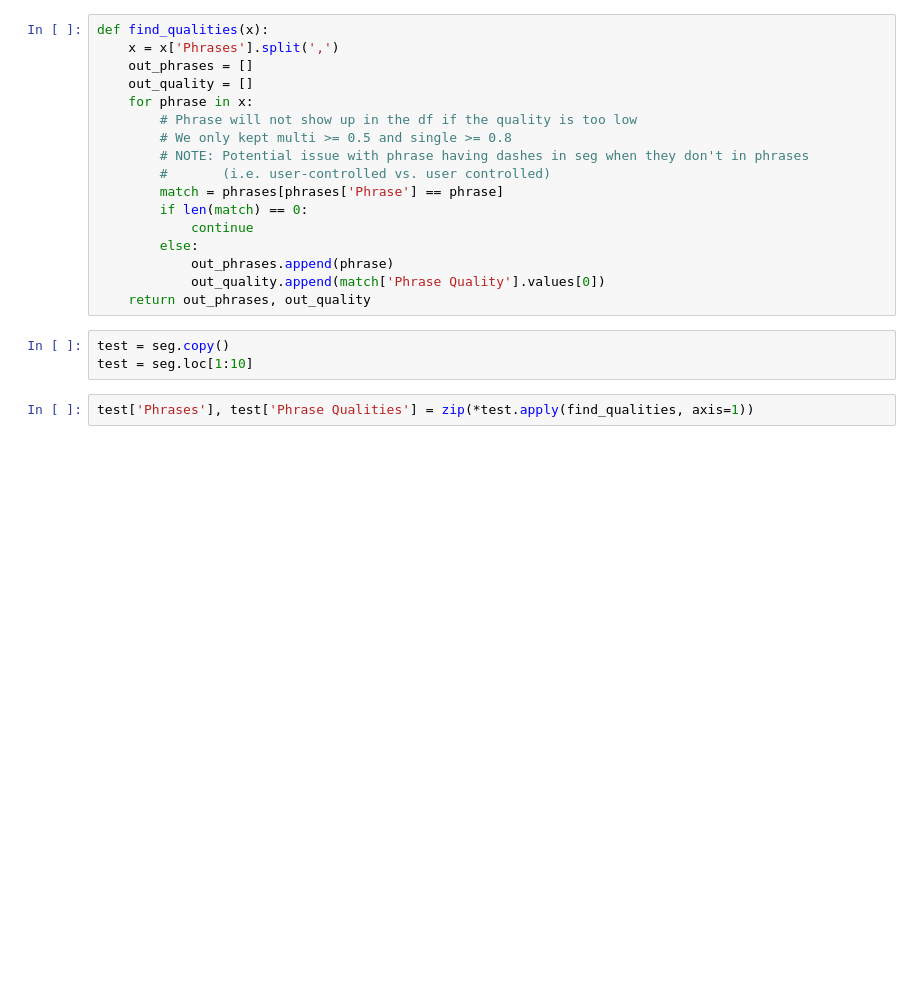
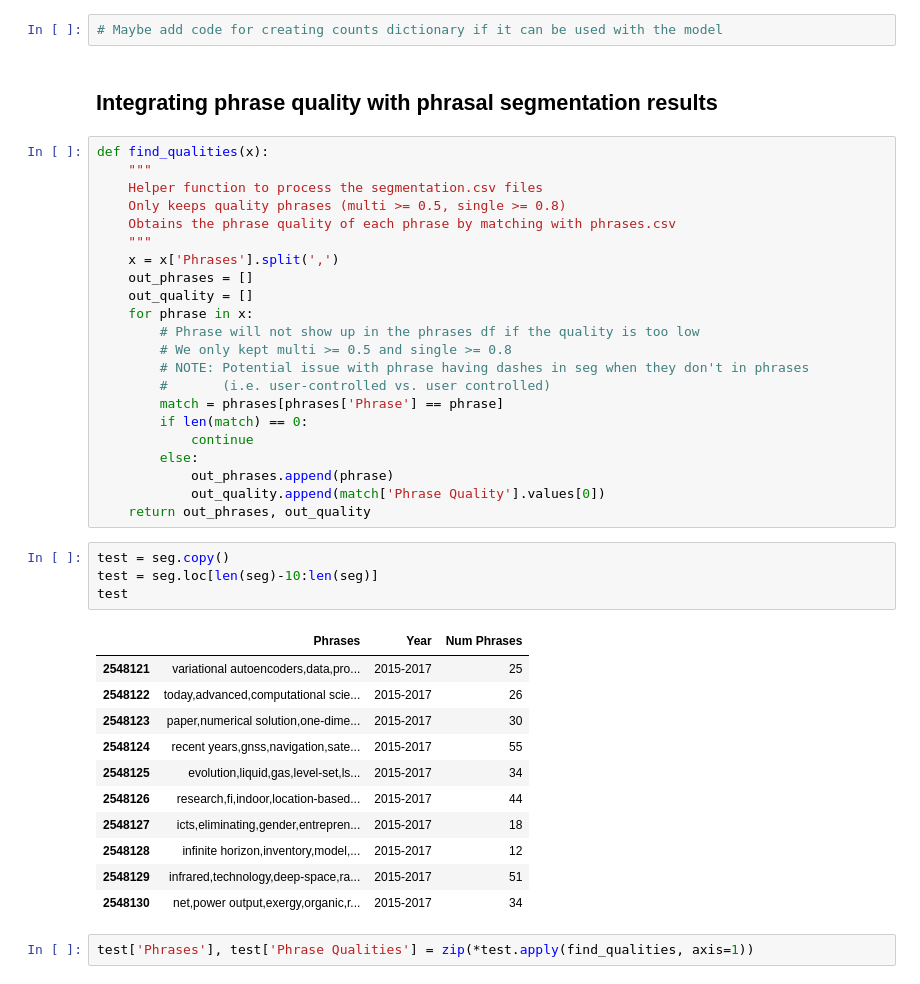
Before and after one commit to jamesjaeyu/autophrase_over_time, a Jupyter notebook: notebooks/model_generation_James.ipynb, the cells around one changed output. Drawn from its saved outputs; the diff is of its cells as text; blank space fills up the shorter version.

```diff
--- a/notebooks/model_generation_James.ipynb
+++ b/notebooks/model_generation_James.ipynb
@@ -72,10 +40,19 @@ seg.loc[0]['Phrases']
+# %%
+# Maybe add code for creating counts dictionary if it can be used with the model
+# %% [markdown]
+## Integrating phrase quality with phrasal segmentation results
 # %%
 def find_qualities(x):
+    """
+    Helper function to process the segmentation.csv files
+    Only keeps quality phrases (multi >= 0.5, single >= 0.8)
+    Obtains the phrase quality of each phrase by matching with phrases.csv
+    """
     x = x['Phrases'].split(',')
     out_phrases = []
     out_quality = []
     for phrase in x:
-        # Phrase will not show up in the df if the quality is too low
+        # Phrase will not show up in the phrases df if the quality is too low
         # We only kept multi >= 0.5 and single >= 0.8
         # NOTE: Potential issue with phrase having dashes in seg when they don't in phrases
         #       (i.e. user-controlled vs. user controlled)
@@ -88,7 +65,20 @@ def find_qualities(x):
     return out_phrases, out_quality
 # %%
 test = seg.copy()
-test = seg.loc[1:10]
+test = seg.loc[len(seg)-10:len(seg)]
+test
+# %% [output]
+|  | Phrases | Year | Num Phrases |
+| 2548121 | variational autoencoders,data,pro... | 2015-2017 | 25 |
+| 2548122 | today,advanced,computational scie... | 2015-2017 | 26 |
+| 2548123 | paper,numerical solution,one-dime... | 2015-2017 | 30 |
+| 2548124 | recent years,gnss,navigation,sate... | 2015-2017 | 55 |
+| 2548125 | evolution,liquid,gas,level-set,ls... | 2015-2017 | 34 |
+| 2548126 | research,fi,indoor,location-based... | 2015-2017 | 44 |
+| 2548127 | icts,eliminating,gender,entrepren... | 2015-2017 | 18 |
+| 2548128 | infinite horizon,inventory,model,... | 2015-2017 | 12 |
+| 2548129 | infrared,technology,deep-space,ra... | 2015-2017 | 51 |
+| 2548130 | net,power output,exergy,organic,r... | 2015-2017 | 34 |
 # %%
 test['Phrases'], test['Phrase Qualities'] = zip(*test.apply(find_qualities, axis=1))
 # %% [output]
```
Also changed, not shown: parts of 54 cells of this notebook, 3 other files.
